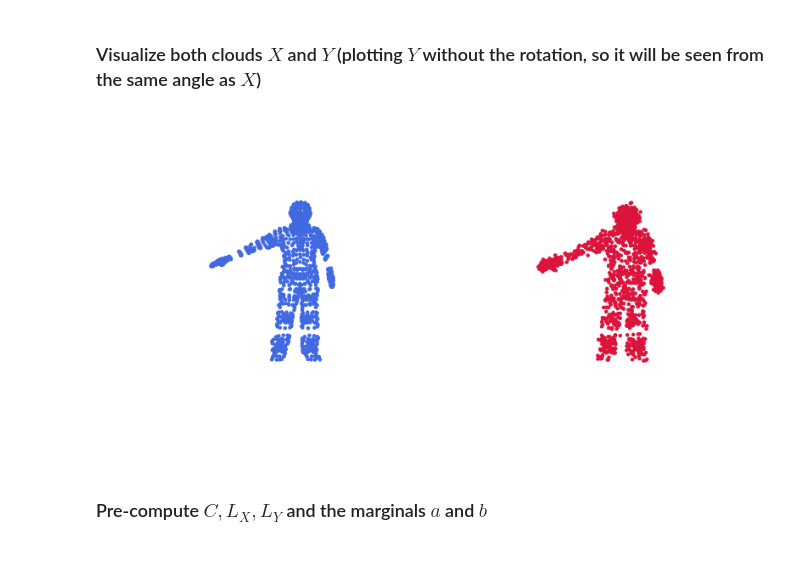
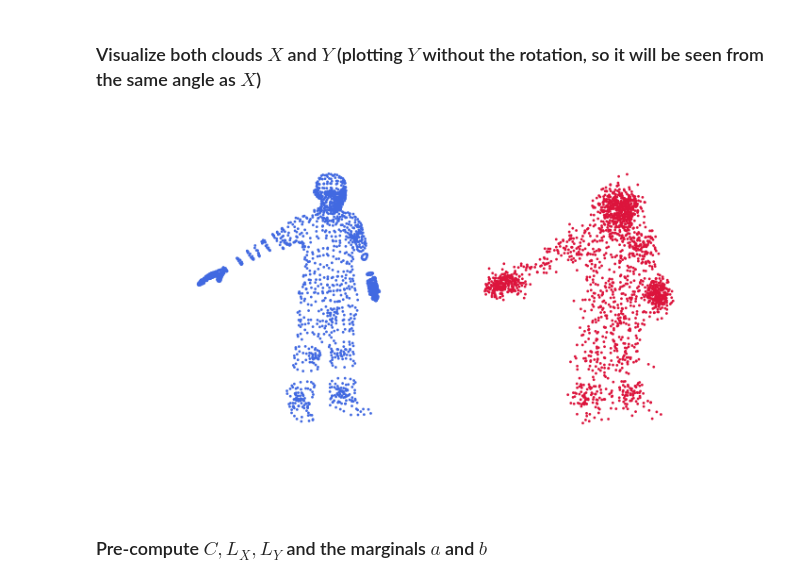
Before and after one commit to GabrielSamberg/Matching-Clustering, a Jupyter notebook: Reproducible_Code/3DShapeAlignment.ipynb, the cells around one changed output. Cells and saved outputs as stored; diff of their text form; code cells hidden in the pictures; blank space fills up the shorter version.

Commit message:
Update plots

```diff
--- a/Reproducible_Code/3DShapeAlignment.ipynb
+++ b/Reproducible_Code/3DShapeAlignment.ipynb
@@ -74,36 +74,45 @@ The autoreload extension is already loaded. To reload it, use:
 # %%
 path_X = "../Data/CAPOD/class1/m1.obj"
 X, _ = create_3D_clouds(path_X, path_X)
 
-Y_for_plot, _ = rotate_and_noisify(X, angle=0, noise_std=0.02, seed=42) # Just for purposes of  viewing X and Y from the same angle
+Y_for_plot, _ = rotate_and_noisify(X, angle=0, noise_std=0.04, seed=42) # Just for purposes of  viewing X and Y from the same angle
 
-Y, _ = rotate_and_noisify(X, angle=np.pi/2, noise_std=0.02, seed=42)
+Y, _ = rotate_and_noisify(X, angle=np.pi/2, noise_std=0.04, seed=42)
 # plot_3D_point_clouds_side_by_side(X, Y, title="Rotated + Noisy Y vs Original X")
 
 n, m = X.shape[0], Y.shape[0]
 
 labels__X, labels__Y = np.zeros(n), np.zeros(m)
 
 # prepare the output path for the figure if we want to save it,
 # set save_path in the function call below to output_path to save the figure
 base_dir = Path.cwd()
-output_path = base_dir / "Figures" / "Alignment" /"Alignment_data_1_noise.pdf"
+output_path = base_dir / "Figures" / "Alignment" /"Alignment_data_04_noise.pdf"
 output_path.parent.mkdir(parents=True, exist_ok=True)
+
 
 
 plot_point_clouds_only(
     X,
     Y_for_plot,
     labels__X,
     labels__Y,
-    elev=15,
-    azim=270,
-    point_size=5,
-    save_path=None, # set to output_path to save the figure
+    elev_X=15,
+    azim_X=250,
+    roll_X=0,
+    elev_Y=15,
+    azim_Y=250,
+    roll_Y=0,
+    zoom_X=1.4,
+    zoom_Y=1.4,
+    wspace=-0.34,
+    point_size=1,
+    alpha=1.0,
+    save_path=None,  # set to output_path to save the figure
     plot_clouds_only=True
 )
 # %% [output]
-[figure, old version]
+[figure, new version]
 # %% [markdown]
 ### Pre-compute $C, L_X, L_Y$ and the marginals $a$ and $b$
 # %%
```
Also changed, not shown: parts of 5 cells of this notebook, 35 other files.
